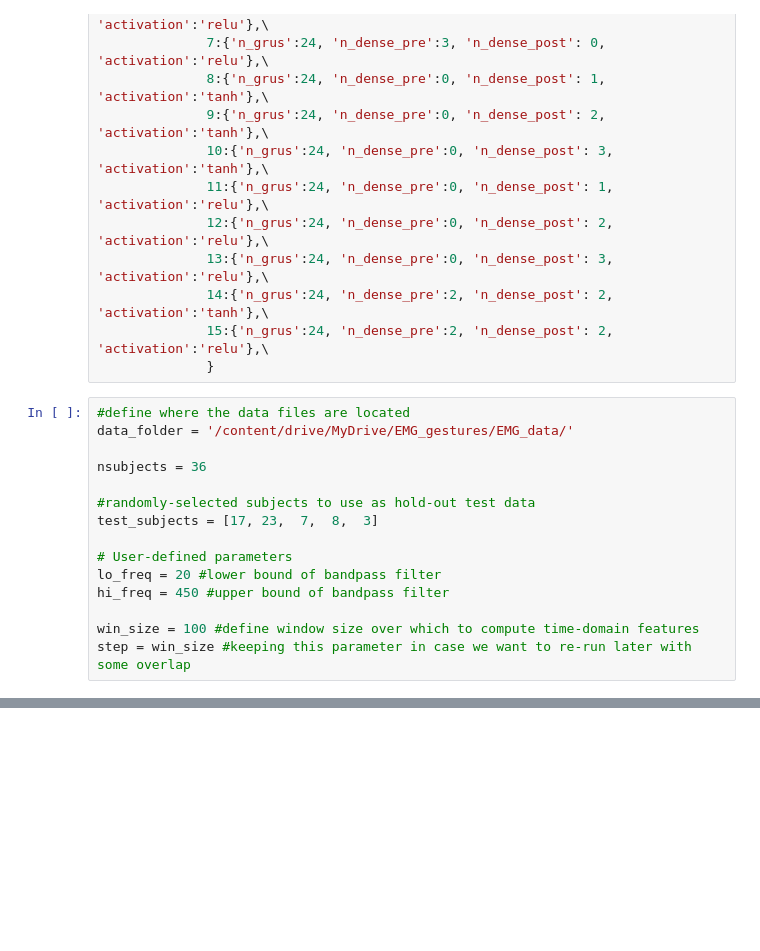
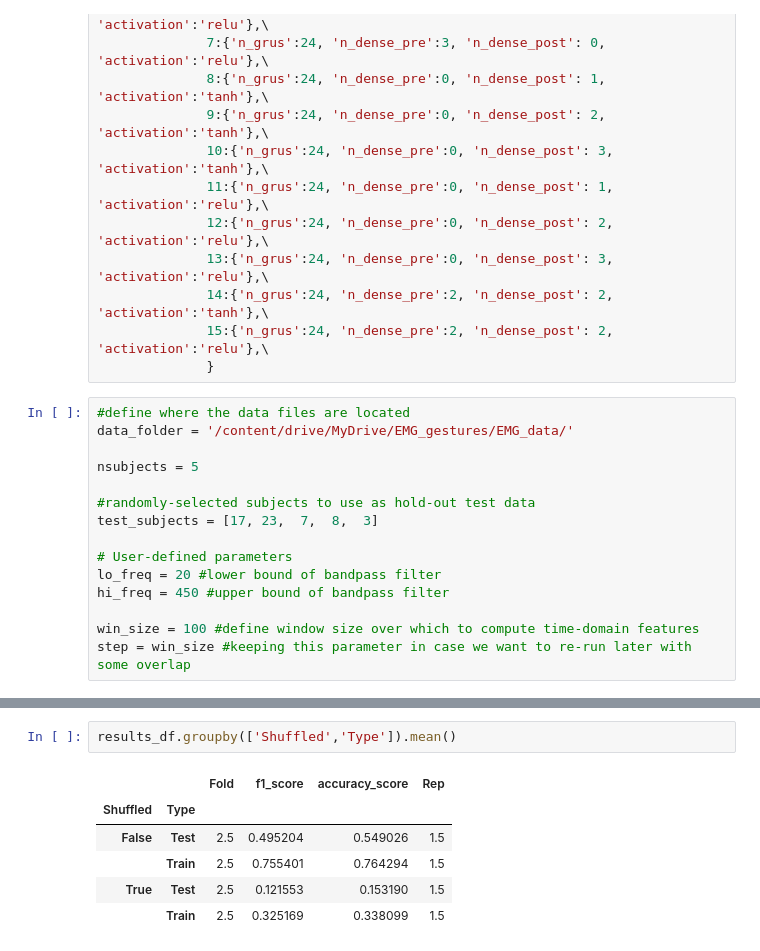
Before and after one commit to cechava/EMG_gestures, a Jupyter notebook: colab_notebooks/RNN/across_subject_RNN_joint_training.ipynb, the cells around one changed output, grey strips where cells are left out. Cells and saved outputs as stored; diff of their text form; blank space fills up the shorter version.

```diff
--- a/colab_notebooks/RNN/across_subject_RNN_joint_training.ipynb
+++ b/colab_notebooks/RNN/across_subject_RNN_joint_training.ipynb
@@ -55,7 +67,7 @@ model_dict = {1:{'n_grus':24, 'n_dense_pre':0, 'n_dense_post': 0, 'activation':'
 #define where the data files are located
 data_folder = '/content/drive/MyDrive/EMG_gestures/EMG_data/'
 
-nsubjects = 36
+nsubjects = 5
 
 #randomly-selected subjects to use as hold-out test data
 test_subjects = [17, 23,  7,  8,  3]
@@ -273,0 +204,9 @@ def rnn_xsubject_joint_data_train_all_subjects(feature_matrix, target_labels, su
+# %%
+results_df.groupby(['Shuffled','Type']).mean()
+# %% [output]
+|  |  | Fold | f1_score | accuracy_score | Rep |
+| Shuffled | Type |  |  |  |  |
+| False | Test | 2.5 | 0.495204 | 0.549026 | 1.5 |
+|  | Train | 2.5 | 0.755401 | 0.764294 | 1.5 |
+| True | Test | 2.5 | 0.121553 | 0.153190 | 1.5 |
+|  | Train | 2.5 | 0.325169 | 0.338099 | 1.5 |
```
Also changed, not shown: parts of 8 cells of this notebook, 34 other files.
